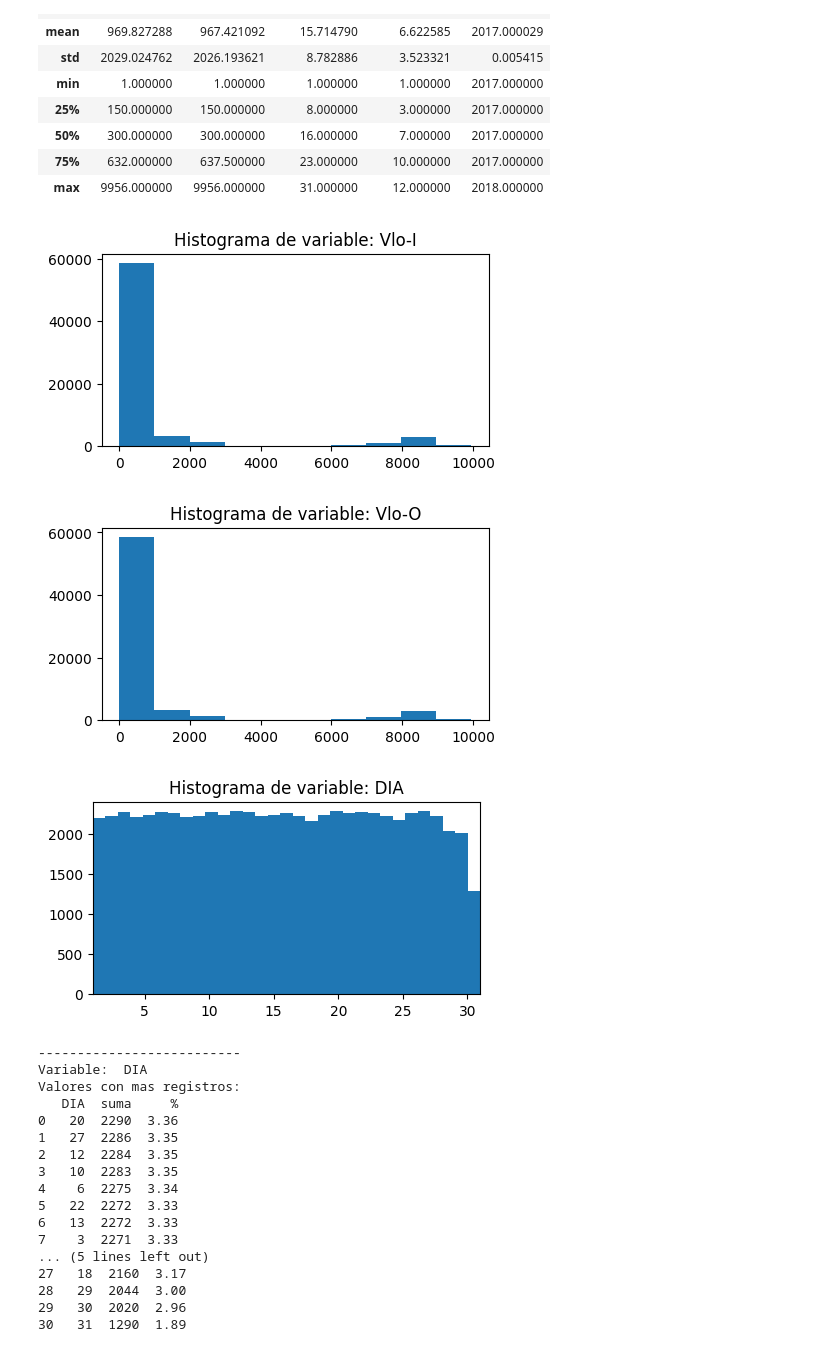
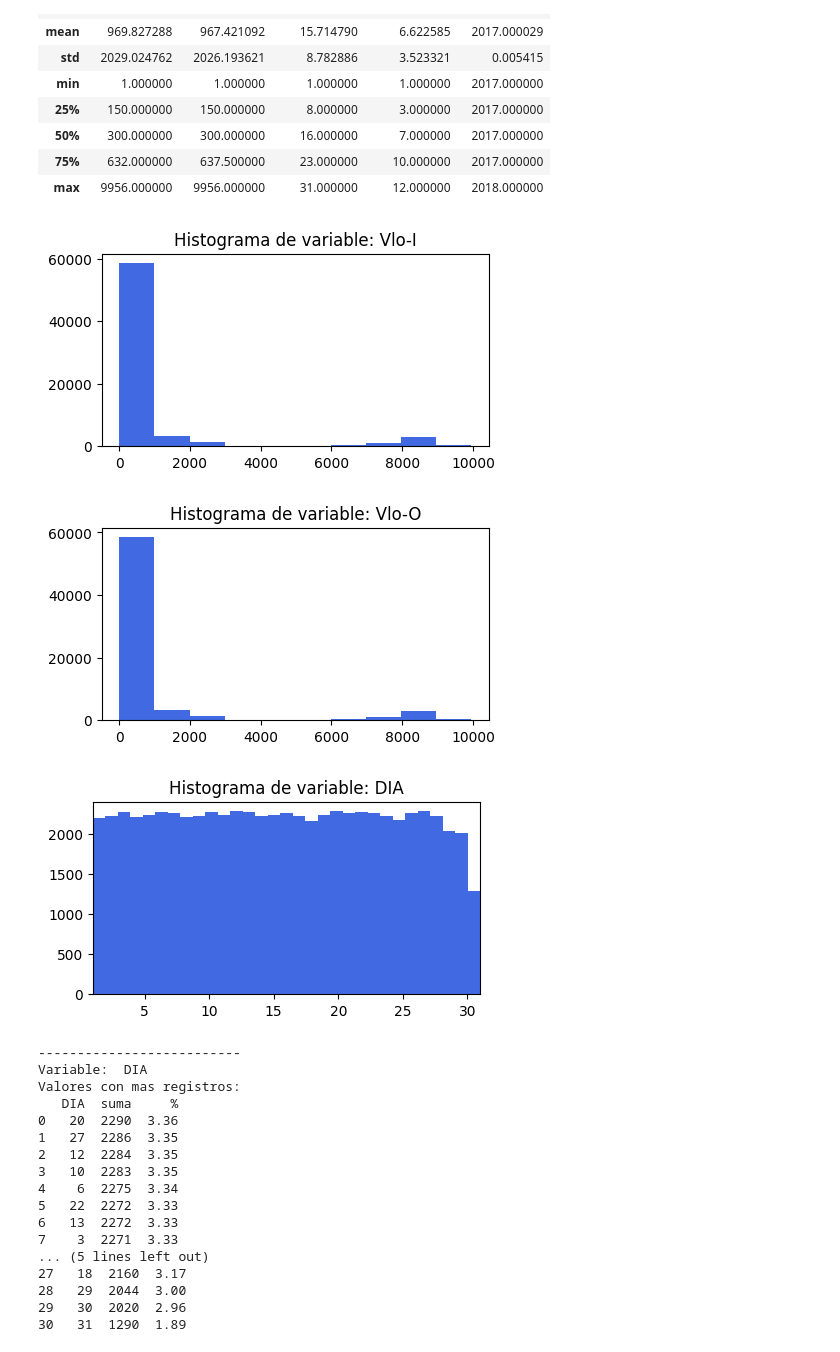
Before and after one commit to Mishagk/LATAM-Desafio-DS, a Jupyter notebook: solution.ipynb, the cells around one changed output. Saved outputs shown, nothing was run; the diff lists cells and outputs as text; code cells hidden in the pictures.

Commit message:
actualizacion 4 - exploracion de datos

```diff
--- a/solution.ipynb
+++ b/solution.ipynb
@@ -640,11 +640,13 @@ for variable in datacat.columns.tolist():
         figy = 8.5
         fontsize = 7.0
 
-    plt.figure(figsize=(6,figy))
-    b = sns.countplot(datacat,y=variable,order=datacat[variable].value_counts().index)
-    b.set_yticklabels(datacat[variable].value_counts().index, size = fontsize)
-    plt.title("Variable: " + str(variable))
-    plt.show()
+    # En caso tenga al menos 5 valores unicos se genera la grafica
+    if(cantidad > 4):
+        plt.figure(figsize=(6,figy))
+        b = sns.countplot(datacat,y=variable,order=datacat[variable].value_counts().index,palette="Blues_r")
+        b.set_yticklabels(datacat[variable].value_counts().index, size = fontsize)
+        plt.title("Variable: " + str(variable))
+        plt.show()
 # %% [output]
 ----------------------------------------------
 Variable:  Ori-I
@@ -770,12 +790,12 @@ def graf_cont(datos,variable,figx=5,figy=2.5,tipo=1,min=None,max=None,bins=None)
     if(tipo==1):
         plt.figure(figsize=(figx,figy))
         if(min and max and bins):
-            plt.hist(datos[variable],bins=bins)
+            plt.hist(datos[variable],bins=bins,color="royalblue")
             plt.xlim([min,max])
         elif(bins):
-            plt.hist(datos[variable],bins=bins)
+            plt.hist(datos[variable],bins=bins,color="royalblue")
         else:
-            plt.hist(datos[variable])
+            plt.hist(datos[variable],color="royalblue")
         plt.title('Histograma de variable: ' + str(variable))
         plt.show()
 
@@ -787,37 +807,37 @@ def graf_cont(datos,variable,figx=5,figy=2.5,tipo=1,min=None,max=None,bins=None)
         conteo["suma"] = 1
         conteo = conteo.groupby(variable).agg(np.sum).sort_values("suma",ascending=False).reset_index()
         conteo["%"] = np.round(100*conteo["suma"]/np.sum(conteo["suma"]),2)
 
         # Imprimir tabla de conteo de registros por cada valor unico de la variable
         if(conteo.shape[0] > 20):
             print('Valores con mas registros:')
             print(conteo.head(10))
             print('Valores con menos registros:')
             print(conteo.tail(5))
         else:
             print('Cantidad de registros por valor:')
             print(conteo)
 
     elif(tipo==3):
         plt.figure(figsize=(figx,figy))
-        b = sns.countplot(datos,y=variable)
+        b = sns.countplot(datos,y=variable,color="royalblue")
         plt.title("Variable: " + str(variable))
         plt.show()
 
 # Graficar-Calcular
 graf_cont(datacon,"Vlo-I",tipo=1)
 graf_cont(datacon,"Vlo-O",tipo=1)
 graf_cont(datacon,"DIA",min=1,max=31,bins=31,tipo=1)
 graf_cont(datacon,"DIA",min=1,tipo=2)
 graf_cont(datacon,"DIA",figy=6,tipo=3)
 graf_cont(datacon,"MES",min=0,max=13,bins=12,tipo=1)
 graf_cont(datacon,"MES",tipo=2)
 graf_cont(datacon,"MES",figy=7,tipo=3)
 graf_cont(datacon,"AÑO",tipo=2)
 # %% [output]
-[figure, old version]
+[figure, new version]
-[figure, old version]
+[figure, new version]
-[figure, old version]
+[figure, new version]
 --------------------------
 Variable:  DIA
 Valores con mas registros:
```
Also changed, not shown: parts of 2 cells of this notebook.
